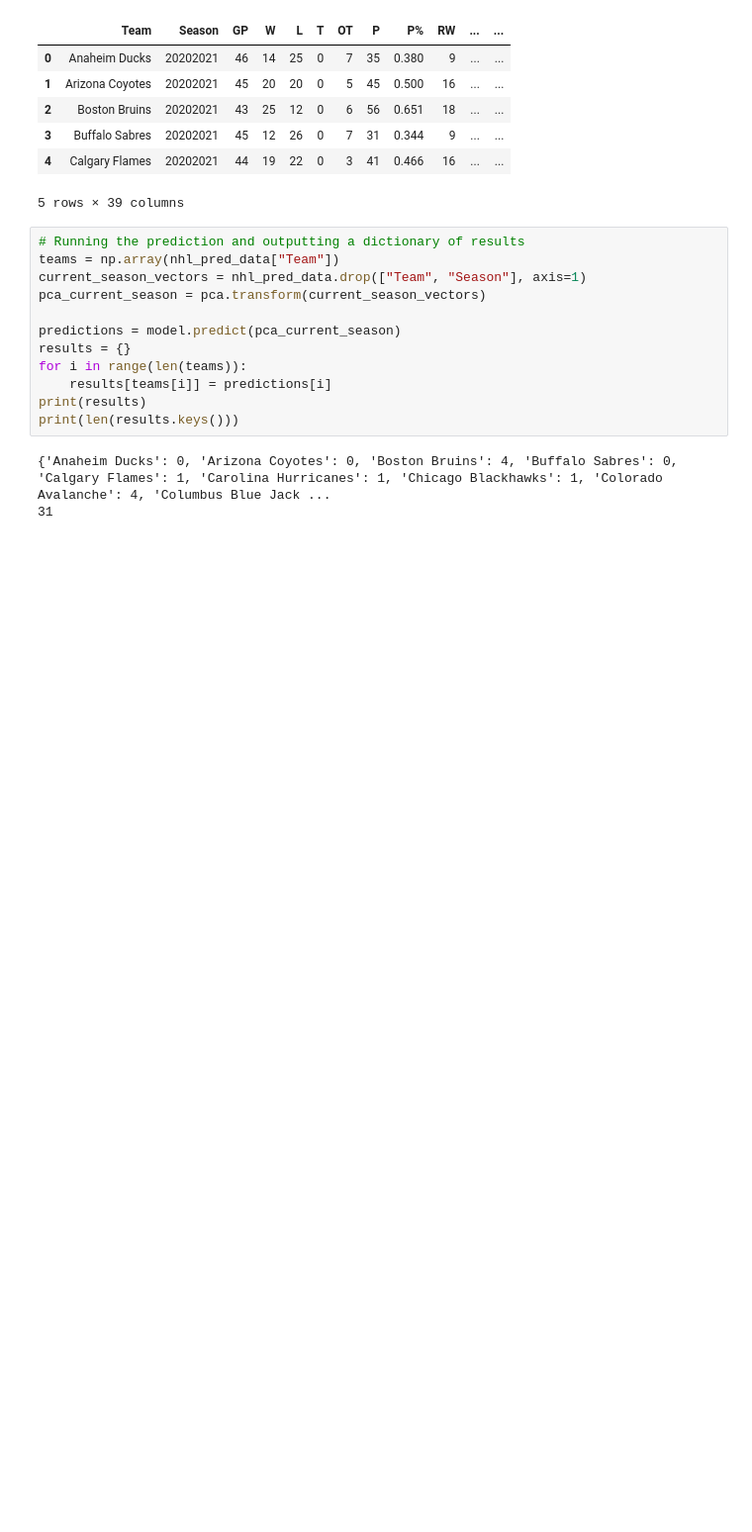
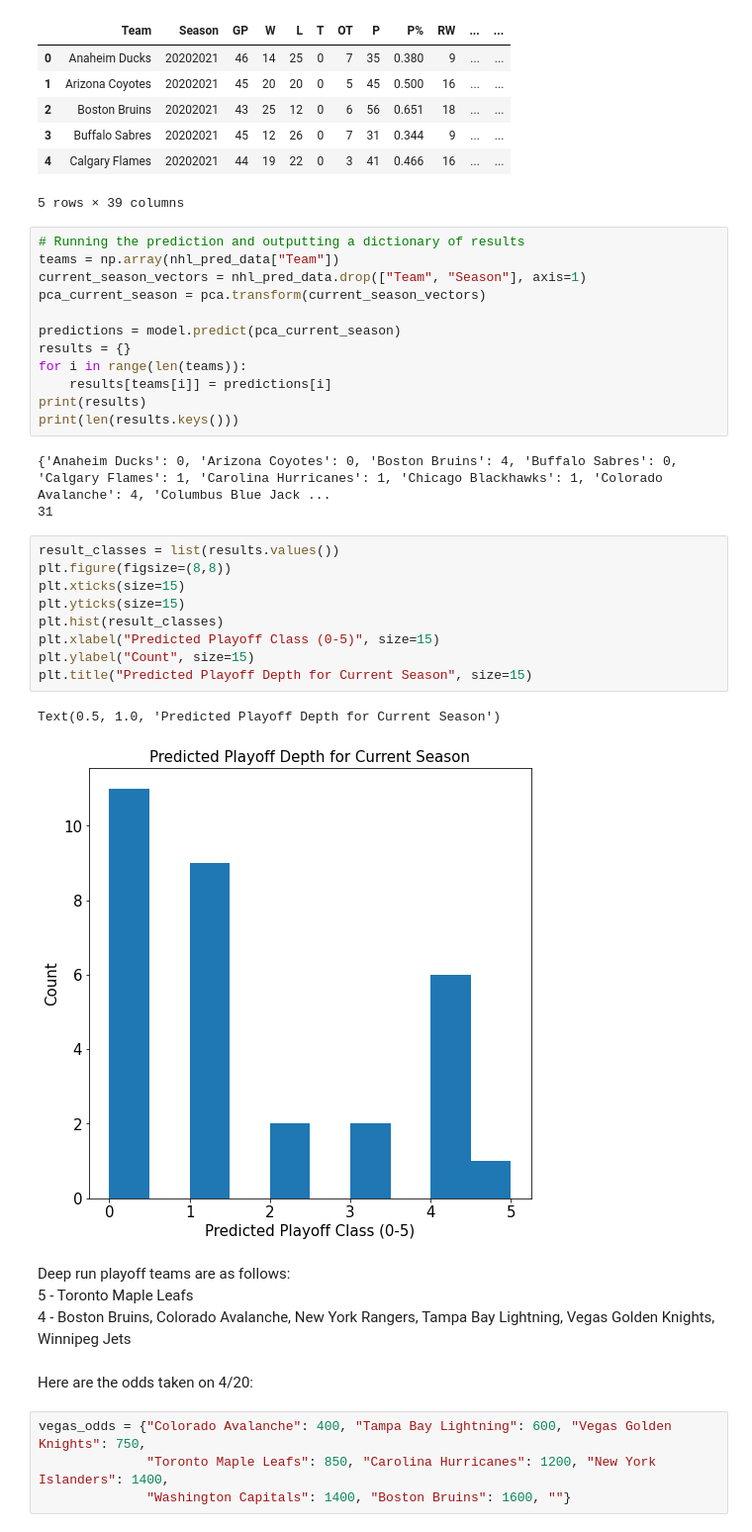
Before and after one commit to Carsi6/Sports_Prediction, a Jupyter notebook: Adam_Copy_2.ipynb, the cells around one changed output. Shown at 99% size. Drawn from its saved outputs; the diff is of its cells as text; blank space fills up the shorter version.

```diff
--- a/Adam_Copy_2.ipynb
+++ b/Adam_Copy_2.ipynb
@@ -475,3 +475,25 @@ print(len(results.keys()))
 # %% [output]
 {'Anaheim Ducks': 0, 'Arizona Coyotes': 0, 'Boston Bruins': 4, 'Buffalo Sabres': 0, 'Calgary Flames': 1, 'Carolina Hurricanes': 1, 'Chicago Blackhawks': 1, 'Colorado Avalanche': 4, 'Columbus Blue Jack ...
 31
+# %%
+result_classes = list(results.values())
+plt.figure(figsize=(8,8))
+plt.xticks(size=15)
+plt.yticks(size=15)
+plt.hist(result_classes)
+plt.xlabel("Predicted Playoff Class (0-5)", size=15)
+plt.ylabel("Count", size=15)
+plt.title("Predicted Playoff Depth for Current Season", size=15)
+# %% [output]
+Text(0.5, 1.0, 'Predicted Playoff Depth for Current Season')
+[figure, added]
+# %% [markdown]
+Deep run playoff teams are as follows: <br>
+5 - Toronto Maple Leafs <br>
+4 - Boston Bruins, Colorado Avalanche, New York Rangers, Tampa Bay Lightning, Vegas Golden Knights, Winnipeg Jets
+# %% [markdown]
+Here are the odds taken on 4/20:
+# %%
+vegas_odds = {"Colorado Avalanche": 400, "Tampa Bay Lightning": 600, "Vegas Golden Knights": 750,
+              "Toronto Maple Leafs": 850, "Carolina Hurricanes": 1200, "New York Islanders": 1400,
+              "Washington Capitals": 1400, "Boston Bruins": 1600, ""}
```
